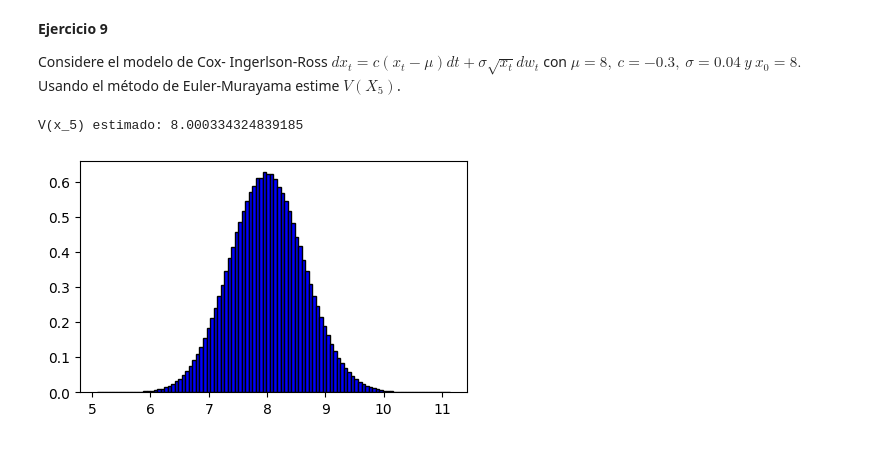
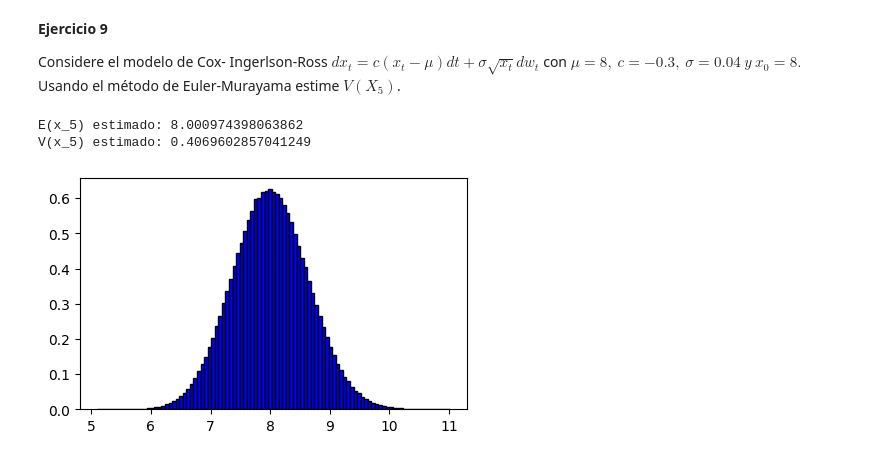
Before and after one commit to IvanPP1018/SIMULACION-1, a Jupyter notebook: Ejercicios_Examen_Simulacion_II_(1er Parcial).ipynb, the cells around one changed output. Saved outputs shown, nothing was run; the diff lists cells and outputs as text; code cells hidden in the pictures.

```diff
--- a/Ejercicios_Examen_Simulacion_II_(1er Parcial).ipynb
+++ b/Ejercicios_Examen_Simulacion_II_(1er Parcial).ipynb
@@ -393,34 +393,37 @@ def euler(x0,u,c,o,delta,nr,T):
     x = x0
     t = 0
     while t<T:
       x = x + c*(u-x)*delta + o*sqrt(x)*oo*gauss(0,1)
       x=max(x,0)
       t = t+delta
     l[i] = x
   return l
 u = 8
 c=-0.3
 o = .04
 x00 = 8
 delta = .01
 nr = 1000000
 T = 5
 
 l = euler(x00,u,c,o,delta,nr,T)
-v_x5 = mean(l)
-print(f"V(x_5) estimado: {v_x5}")
+v_x5 = np.var(l)
+mu=mean(l)
+print(f"E(x_5) estimado: {mu}")#Media
+print(f"V(x_5) estimado: {v_x5}")#Varianz
 x2 = np.max(l)
 x1 = np.min(l)
 x = x1
 b = []
 
 while x<x2:
   b.append(x)
   x = x + (x2-x1)/100
 
 plt.figure(figsize=(5,3))
 plt.hist(l,density = 1, bins = b,color='blue',edgecolor = 'black')
 plt.show()
 # %% [output]
-V(x_5) estimado: 8.000334324839185
+E(x_5) estimado: 8.000974398063862
+V(x_5) estimado: 0.4069602857041249
-[figure, old version]
+[figure, new version]
```
